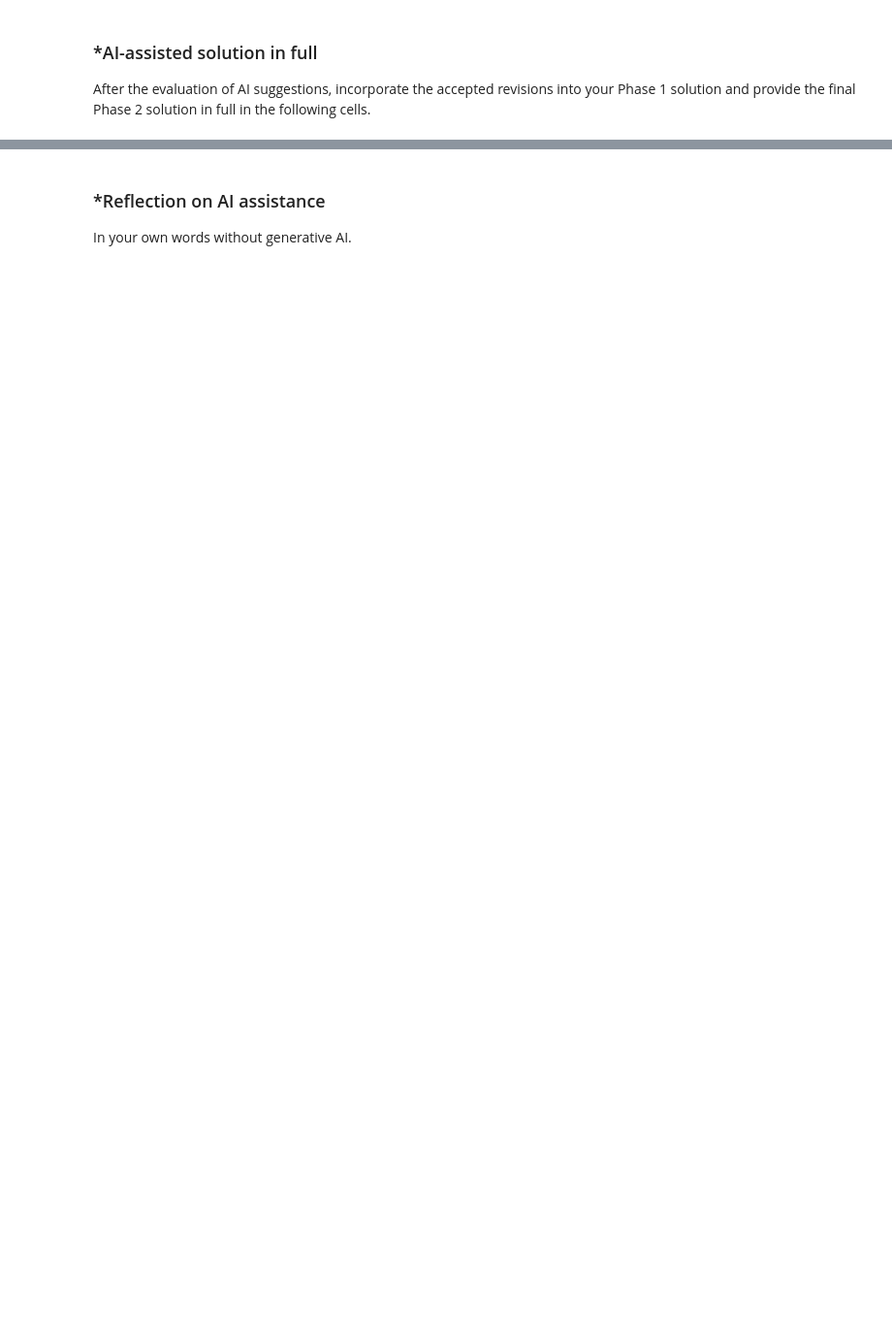
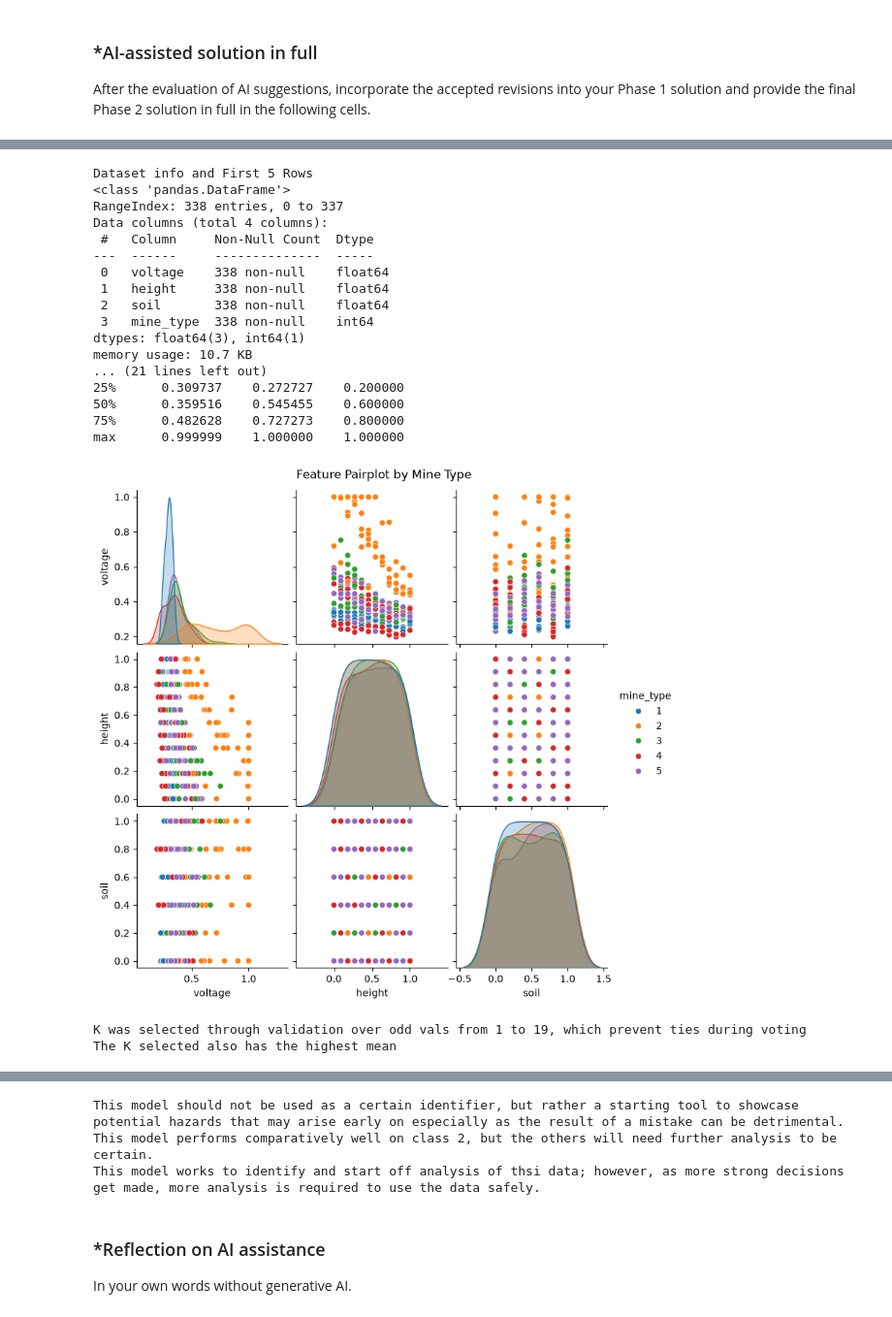
Before and after one commit to yja8ub/A03, a Jupyter notebook: notebook.ipynb, the cells around one changed output, grey strips where cells are left out. Shown at 97% size. Cells and saved outputs as stored; diff of their text form; code cells hidden in the pictures; blank space fills up the shorter version.

```diff
--- a/notebook.ipynb
+++ b/notebook.ipynb
@@ -194,6 +241,11 @@ print(df['mine_type'].value_counts().sort_index())
 print("Summary of Features")
 print(df[['voltage', 'height', 'soil']].describe())
 
+#AI suggestion to add based on showing the data in a plot
+sns.pairplot(df, hue='mine_type', vars=['voltage', 'height', 'soil'], palette='tab10')
+plt.suptitle("Feature Pairplot by Mine Type", y=1.02)
+plt.show()
+
 # 2) SPLIT TO TRAIN AND TEST
 X = df[['voltage', 'height', 'soil']]
 y = df['mine_type']
@@ -204,31 +256,70 @@ X_train, X_test, y_train, y_test = train_test_split(
 
 # 3) KNN Classifier
 
 pgrid = {'n_neighbors': list(range(1, 20,2))}
 
 knn = KNeighborsClassifier()
 grid_search = GridSearchCV(knn, pgrid,cv=5,scoring='accuracy')
 grid_search.fit(X_train, y_train)
 optimal_k = grid_search.best_params_['n_neighbors']
 best_knn = grid_search.best_estimator_
 
 print('K was selected through validation over odd vals from 1 to 19, which prevent ties during voting')
 print('The K selected also has the highest mean')
 
+#AI suggestion to add, showcasing k value
+k_values = grid_search.cv_results_['param_n_neighbors'].data
+accuracy_scores = grid_search.cv_results_['mean_test_score']
+plt.figure(figsize=(8, 4))
+plt.plot(k_values, accuracy_scores, marker='o', linestyle='--')
+plt.title('k-NN Selection: Test Accuracy vs. k')
+plt.xlabel('Number of Neighbors (k)')
+plt.ylabel('Test Accuracy')
+plt.xticks(k_values)
+plt.grid(True)
+plt.show()
 # 4) Confusion Table
 
 y_prediction = best_knn.predict(X_test)
 cm = confusion_matrix(y_test, y_prediction)
 print(cm)
 
 print('Accuracy', accuracy_score(y_test, y_prediction))
 print('Classification Report', classification_report(y_test, y_prediction))
 
 print('The overal accuracy is around 31.36%')
 print("The model is most accurate when predicting class 2, and it is least accurate for class 3, 4, and 5")
-
+class_labels = sorted(y_test.unique())
+cm_df = pd.DataFrame(cm, index=class_labels, columns=class_labels)
+#Another AI suggested representation to support my ideas
+sns.heatmap(cm_df, annot=True, fmt='d', cmap='Blues')
+plt.title("Confusion Matrix (Actual vs. Predicted)")
+plt.ylabel("Actual Mine Type")
+plt.xlabel("Predicted Mine Type")
+plt.show()
 # 5) Explanation
 
 print("This model should not be used as a certain identifier, but rather a starting tool to showcase potential hazards that may arise early on especially as the result of a mistake can be detrimental.")
 print("This model performs comparatively well on class 2, but the others will need further analysis to be certain.")
 print("This model works to identify and start off analysis of thsi data; however, as more strong decisions get made, more analysis is required to use the data safely.")
+# %% [output]
+Dataset info and First 5 Rows
+<class 'pandas.DataFrame'>
+RangeIndex: 338 entries, 0 to 337
+Data columns (total 4 columns):
+ #   Column     Non-Null Count  Dtype
+---  ------     --------------  -----
+ 0   voltage    338 non-null    float64
+ 1   height     338 non-null    float64
+ 2   soil       338 non-null    float64
+ 3   mine_type  338 non-null    int64
+dtypes: float64(3), int64(1)
+memory usage: 10.7 KB
+... (21 lines left out)
+25%      0.309737    0.272727    0.200000
+50%      0.359516    0.545455    0.600000
+75%      0.482628    0.727273    0.800000
+max      0.999999    1.000000    1.000000
+[figure, added]
+K was selected through validation over odd vals from 1 to 19, which prevent ties during voting
+The K selected also has the highest mean
@@ -235,3 +348,6 @@ print("This model works to identify and start off analysis of thsi data; however
+This model should not be used as a certain identifier, but rather a starting tool to showcase potential hazards that may arise early on especially as the result of a mistake can be detrimental.
+This model performs comparatively well on class 2, but the others will need further analysis to be certain.
+This model works to identify and start off analysis of thsi data; however, as more strong decisions get made, more analysis is required to use the data safely.
 # %% [markdown]
 ### *Reflection on AI assistance
 In your own words without generative AI.
```
Also changed, not shown: parts of 8 cells of this notebook.
